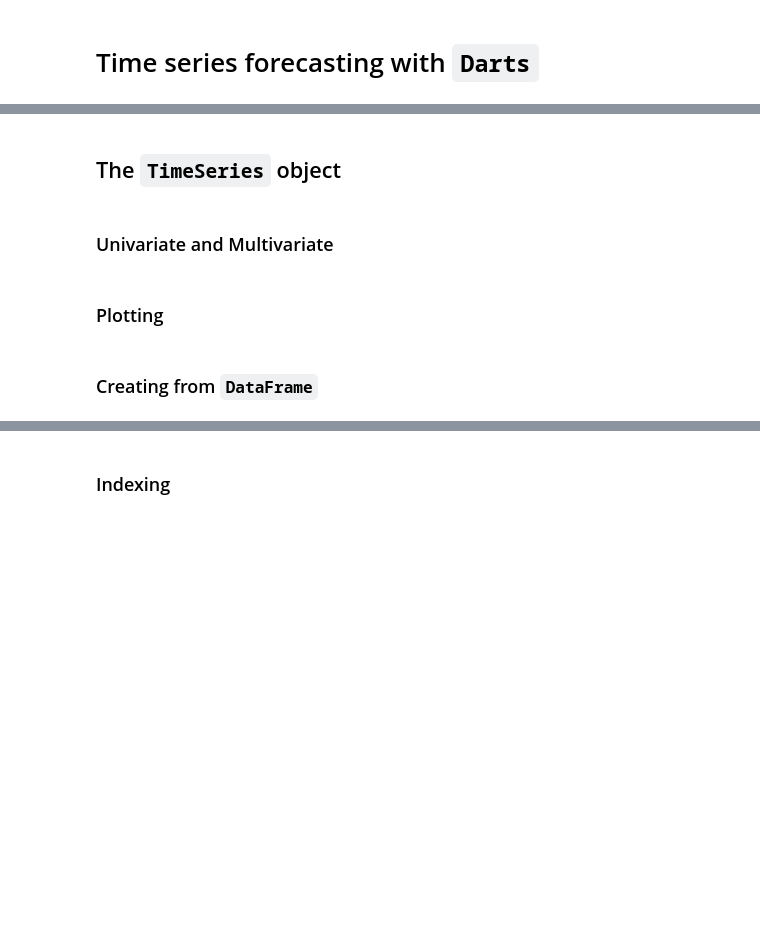
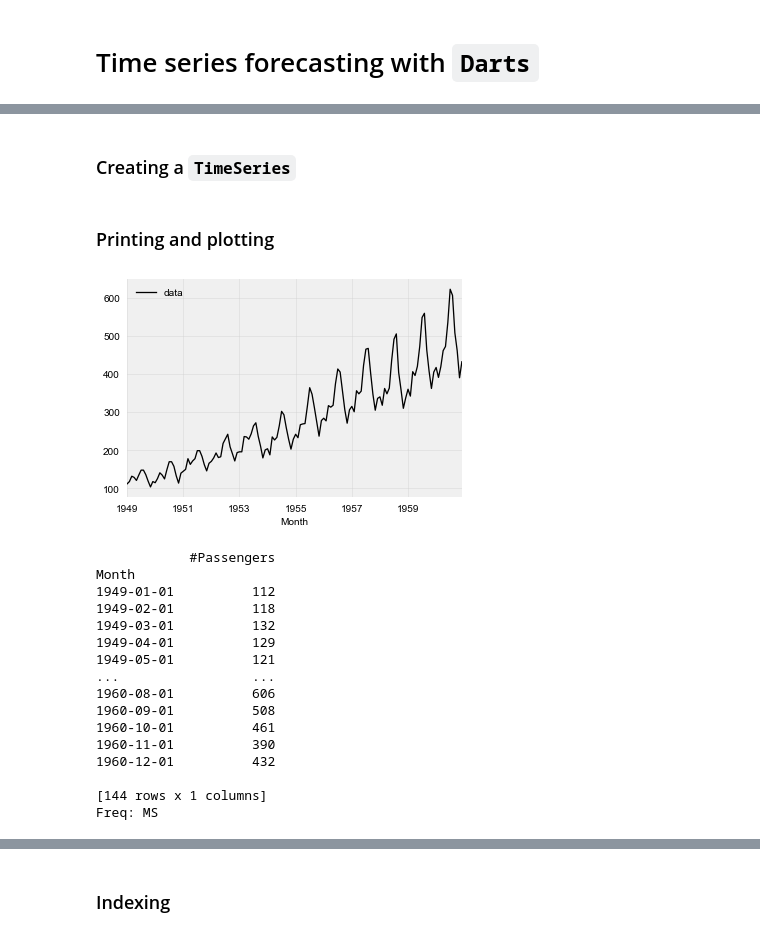
Before and after one commit to spazzy/darts, a Jupyter notebook: examples/darts-detailed-overview.ipynb, the cells around one changed output, grey strips where cells are left out. Drawn from its saved outputs; the diff is of its cells as text; code cells hidden in the pictures; blank space fills up the shorter version.

Commit message:
feat(overview): Added 'TimeSeries object' section code

```diff
--- a/examples/darts-detailed-overview.ipynb
+++ b/examples/darts-detailed-overview.ipynb
@@ -5,8 +36,45 @@
 # %% [markdown]
-## The `TimeSeries` object
+### Creating a `TimeSeries`
+# %%
+# from a DataFrame, itself created by reading a CSV file
+df = pd.read_csv('AirPassengers.csv', delimiter=",")
+air_series = TimeSeries.from_dataframe(df, time_col='Month', value_cols=['#Passengers'])
+
+# using TimeSeries generation functions
+from darts.utils.timeseries_generation import constant_timeseries, linear_timeseries, sine_timeseries, random_walk_timeseries
+
+const_series = constant_timeseries(length=50, value=5)
+lin_series = linear_timeseries(length=50, start_value=0, end_value=10)
+sine_series = sine_timeseries(length=50, value_frequency=0.05, value_amplitude=2, value_y_offset=5)
+random_series = random_walk_timeseries(length=50, std=0.25)
 # %% [markdown]
-### Univariate and Multivariate
+### Printing and plotting
-# %% [markdown]
-### Plotting
-# %% [markdown]
-### Creating from `DataFrame`
+# %%
+# plotting
+import matplotlib.pyplot as plt
+
+air_series.plot(label='data')
+
+plt.legend()
+plt.show()
+
+# printing
+print(air_series)
+# %% [output]
+[figure, added]
+            #Passengers
+Month
+1949-01-01          112
+1949-02-01          118
+1949-03-01          132
+1949-04-01          129
+1949-05-01          121
+...                 ...
+1960-08-01          606
+1960-09-01          508
+1960-10-01          461
+1960-11-01          390
+1960-12-01          432
+
+[144 rows x 1 columns]
+Freq: MS
```
Also changed, not shown: parts of 19 cells of this notebook, 2 other files.
